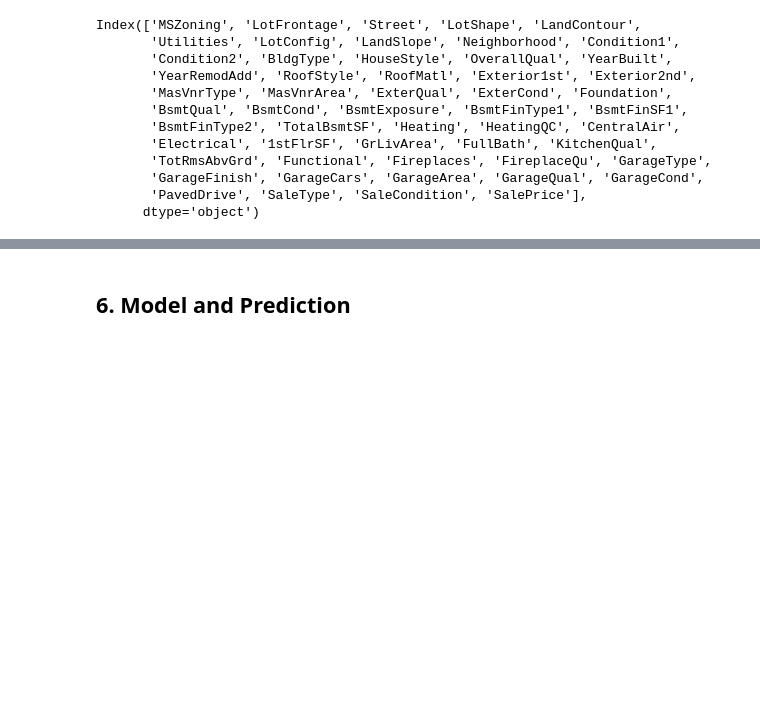
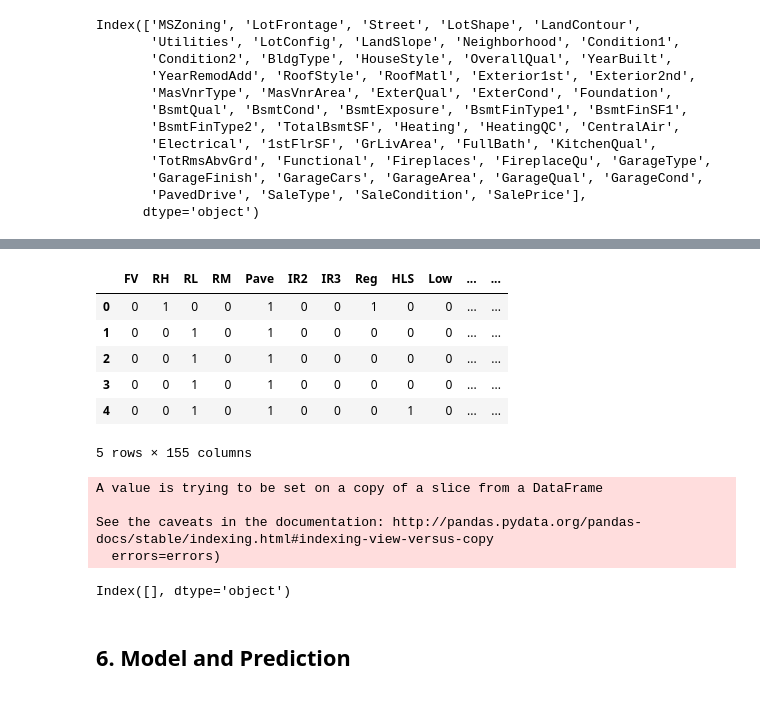
Before and after one commit to NFazeli/ML_project_Regression_Advanced, a Jupyter notebook: Advanced_Regrssion_House_Prices.ipynb, the cells around one changed output, grey strips where cells are left out. Cells and saved outputs as stored; diff of their text form; code cells hidden in the pictures; blank space fills up the shorter version.

```diff
--- a/Advanced_Regrssion_House_Prices.ipynb
+++ b/Advanced_Regrssion_House_Prices.ipynb
@@ -409,3 +513,26 @@ There are 14 columns that have missing values.
+# %%
+df_Test_final.head()
+# %% [output]
+|  | FV | RH | RL | RM | Pave | IR2 | IR3 | Reg | HLS | Low | ... | ... |
+| 0 | 0 | 1 | 0 | 0 | 1 | 0 | 0 | 1 | 0 | 0 | ... | ... |
+| 1 | 0 | 0 | 1 | 0 | 1 | 0 | 0 | 0 | 0 | 0 | ... | ... |
+| 2 | 0 | 0 | 1 | 0 | 1 | 0 | 0 | 0 | 0 | 0 | ... | ... |
+| 3 | 0 | 0 | 1 | 0 | 1 | 0 | 0 | 0 | 0 | 0 | ... | ... |
+| 4 | 0 | 0 | 1 | 0 | 1 | 0 | 0 | 0 | 1 | 0 | ... | ... |
+5 rows × 155 columns
+# %%
+df_Test_final.drop(['SalePrice'],axis=1,inplace=True)
+# %% [output]
+A value is trying to be set on a copy of a slice from a DataFrame
+
+See the caveats in the documentation: http://pandas.pydata.org/pandas-docs/stable/indexing.html#indexing-view-versus-copy
+  errors=errors)
+# %%
+X_train=df_Train_final.drop(['SalePrice'],axis=1)
+y_train=df_Train_final['SalePrice']
+X_train.columns[X_train.columns.duplicated()]
+# %% [output]
+Index([], dtype='object')
 # %% [markdown]
 ## 6. Model and Prediction
 <a id="pred"></a>
```
Also changed, not shown: parts of 37 cells of this notebook, 2 other files.
